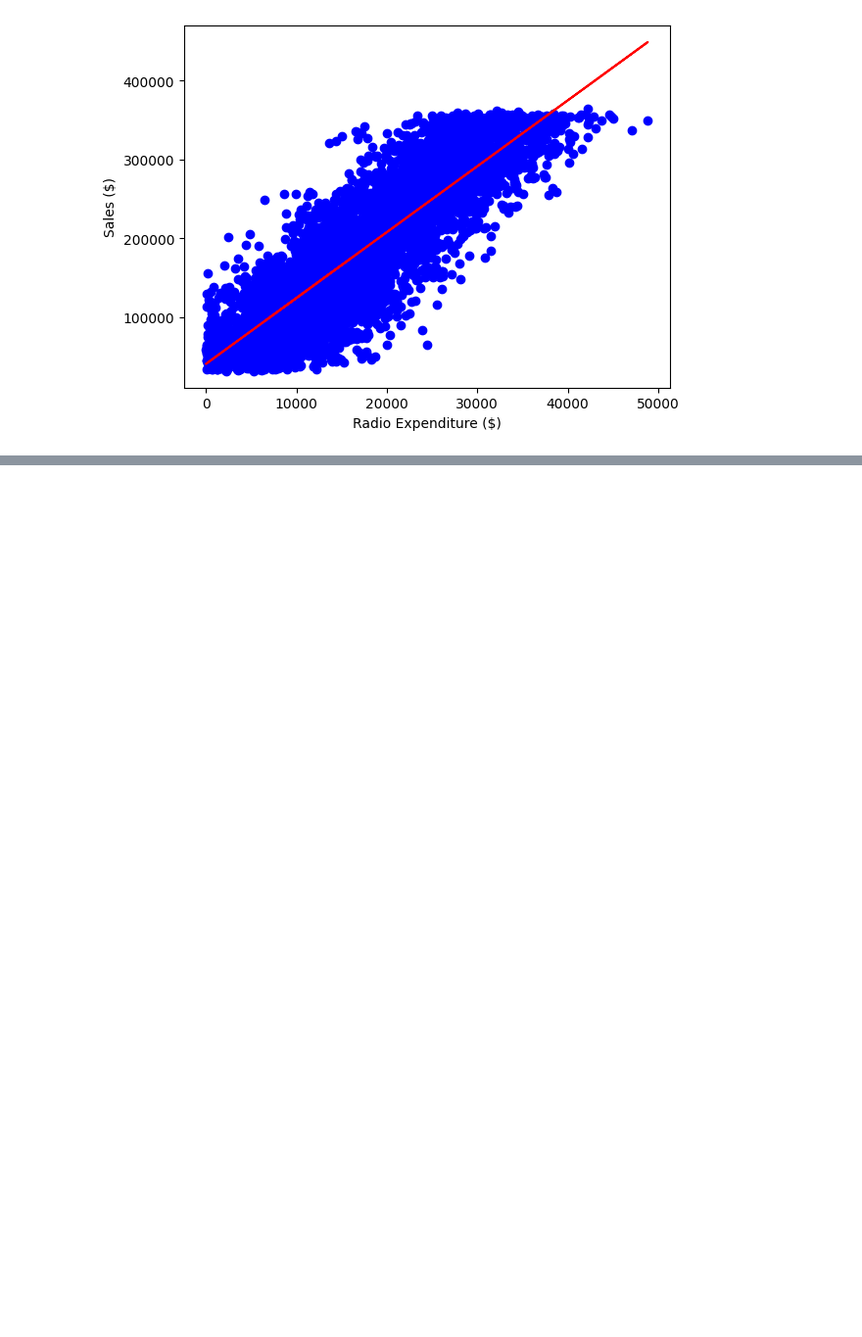
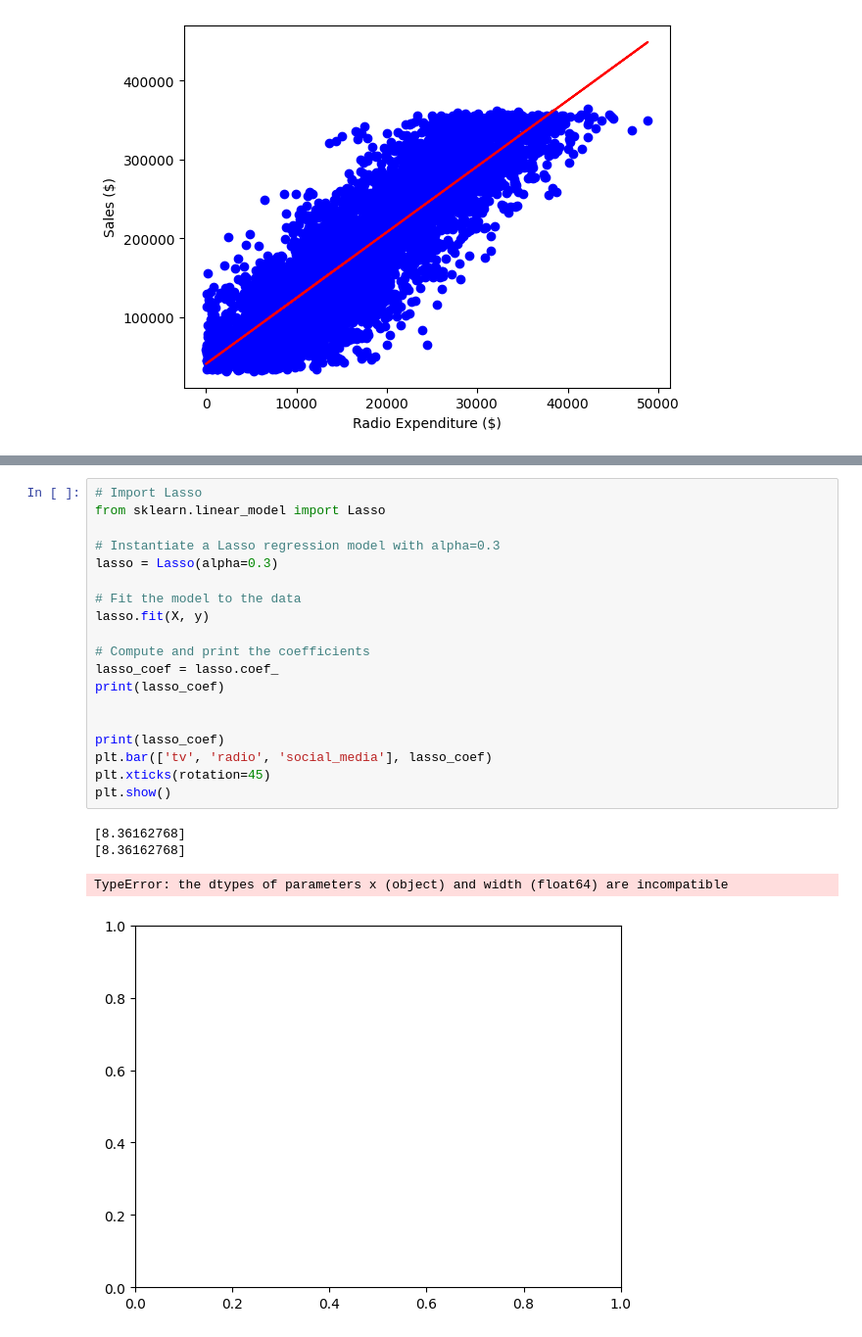
Before and after one commit to marcosoliveira20/machine-learning-scientist-with-python, a Jupyter notebook: supervised-learning-with-scikit-learn/linear_regression/linear_regression.ipynb, the cells around one changed output, grey strips where cells are left out. Shown: that part at 98% size. Drawn from its saved outputs; the diff is of its cells as text; blank space fills up the shorter version.

```diff
--- a/supervised-learning-with-scikit-learn/linear_regression/linear_regression.ipynb
+++ b/supervised-learning-with-scikit-learn/linear_regression/linear_regression.ipynb
@@ -48,0 +104,24 @@ plt.show()
+# %%
+# Import Lasso
+from sklearn.linear_model import Lasso
+
+# Instantiate a Lasso regression model with alpha=0.3
+lasso = Lasso(alpha=0.3)
+
+# Fit the model to the data
+lasso.fit(X, y)
+
+# Compute and print the coefficients
+lasso_coef = lasso.coef_
+print(lasso_coef)
+
+
+print(lasso_coef)
+plt.bar(['tv', 'radio', 'social_media'], lasso_coef)
+plt.xticks(rotation=45)
+plt.show()
+# %% [output]
+[8.36162768]
+[8.36162768]
+TypeError: the dtypes of parameters x (object) and width (float64) are incompatible
+[figure, added]
```
Also changed, not shown: parts of 3 cells of this notebook.
